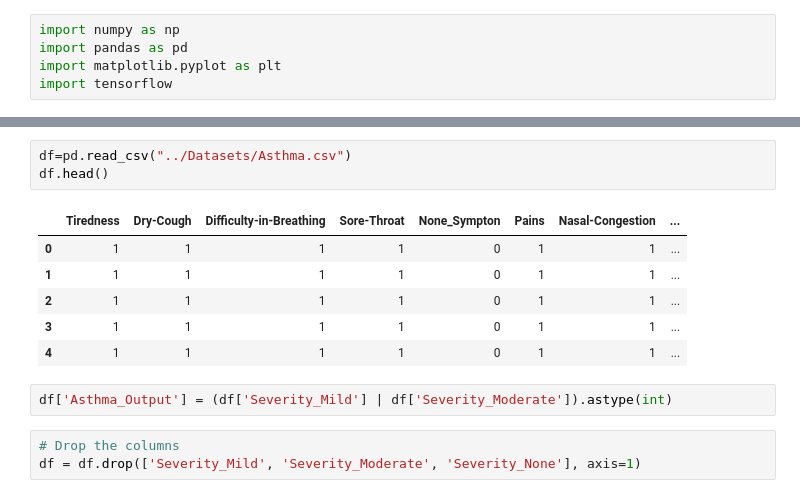
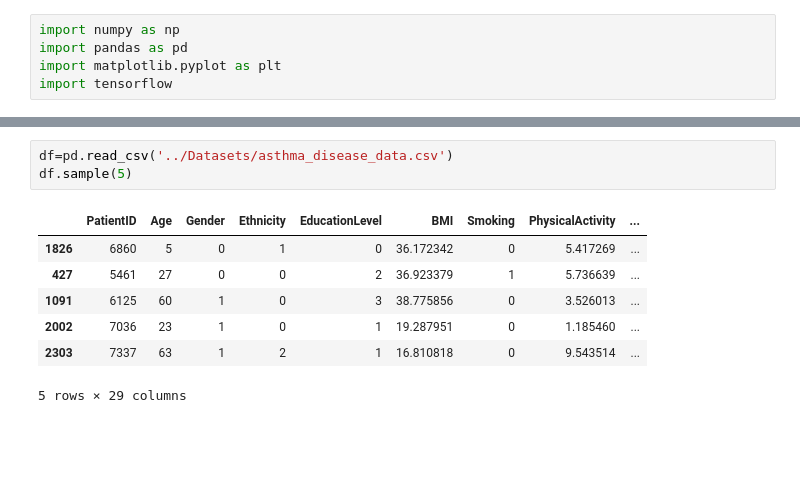
Before and after one commit to Visheshpgowda/disease-prediction-app, a Jupyter notebook: backend/app/models/asthma_model.ipynb, the cells around one changed output, grey strips where cells are left out. Cells and saved outputs as stored; diff of their text form; blank space fills up the shorter version.

```diff
--- a/backend/app/models/asthma_model.ipynb
+++ b/backend/app/models/asthma_model.ipynb
@@ -6,15 +68,11 @@ import tensorflow
 # %%
-df=pd.read_csv("../Datasets/Asthma.csv")
-df.head()
+df=pd.read_csv('../Datasets/asthma_disease_data.csv')
+df.sample(5)
 # %% [output]
-|  | Tiredness | Dry-Cough | Difficulty-in-Breathing | Sore-Throat | None_Sympton | Pains | Nasal-Congestion | ... |
-| 0 | 1 | 1 | 1 | 1 | 0 | 1 | 1 | ... |
-| 1 | 1 | 1 | 1 | 1 | 0 | 1 | 1 | ... |
-| 2 | 1 | 1 | 1 | 1 | 0 | 1 | 1 | ... |
-| 3 | 1 | 1 | 1 | 1 | 0 | 1 | 1 | ... |
-| 4 | 1 | 1 | 1 | 1 | 0 | 1 | 1 | ... |
+|  | PatientID | Age | Gender | Ethnicity | EducationLevel | BMI | Smoking | PhysicalActivity | ... |
+| 1826 | 6860 | 5 | 0 | 1 | 0 | 36.172342 | 0 | 5.417269 | ... |
+| 427 | 5461 | 27 | 0 | 0 | 2 | 36.923379 | 1 | 5.736639 | ... |
+| 1091 | 6125 | 60 | 1 | 0 | 3 | 38.775856 | 0 | 3.526013 | ... |
+| 2002 | 7036 | 23 | 1 | 0 | 1 | 19.287951 | 0 | 1.185460 | ... |
+| 2303 | 7337 | 63 | 1 | 2 | 1 | 16.810818 | 0 | 9.543514 | ... |
+5 rows × 29 columns
-# %%
-df['Asthma_Output'] = (df['Severity_Mild'] | df['Severity_Moderate']).astype(int)
-# %%
-# Drop the columns
-df = df.drop(['Severity_Mild', 'Severity_Moderate', 'Severity_None'], axis=1)
```
Also changed, not shown: parts of 30 cells of this notebook, 2 other files.
